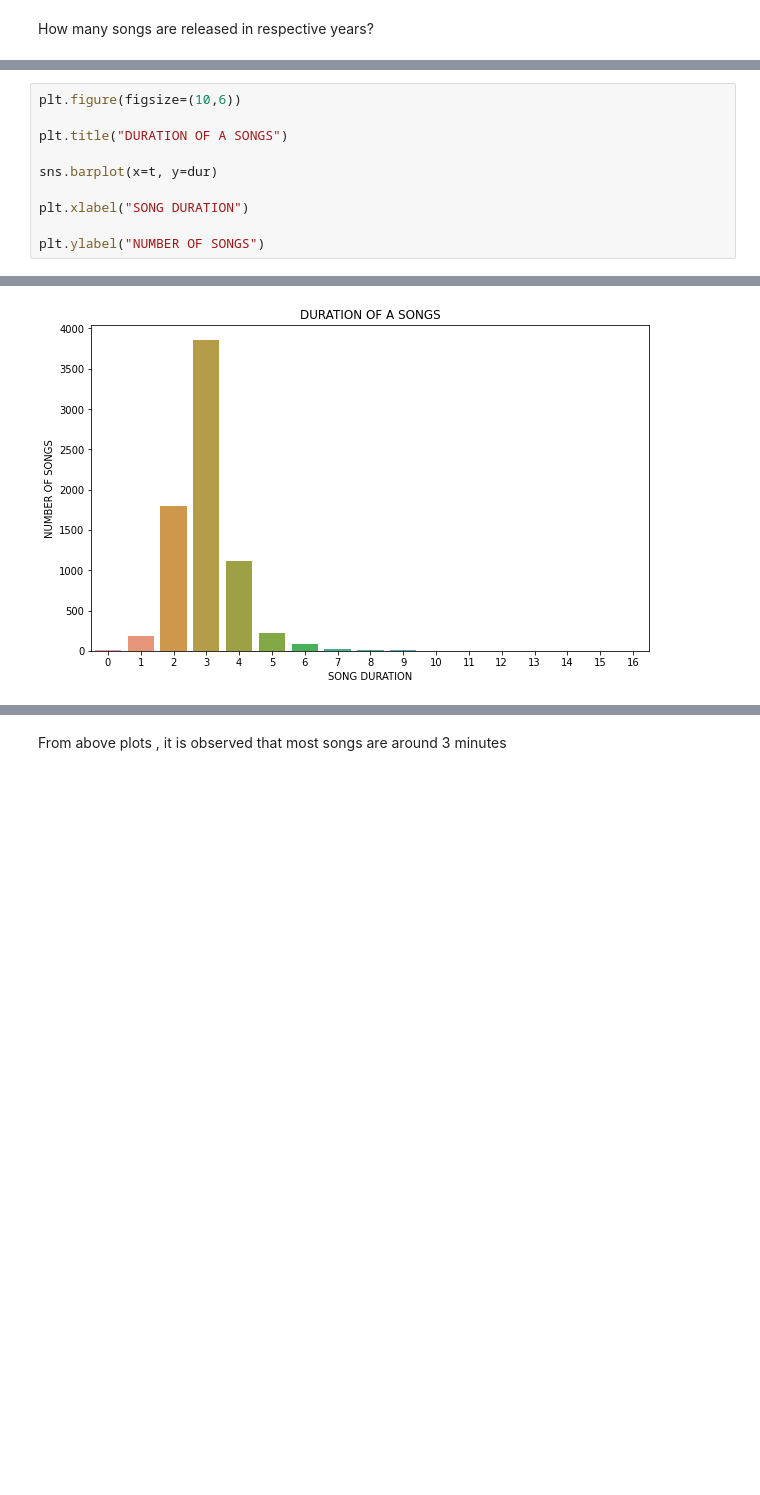
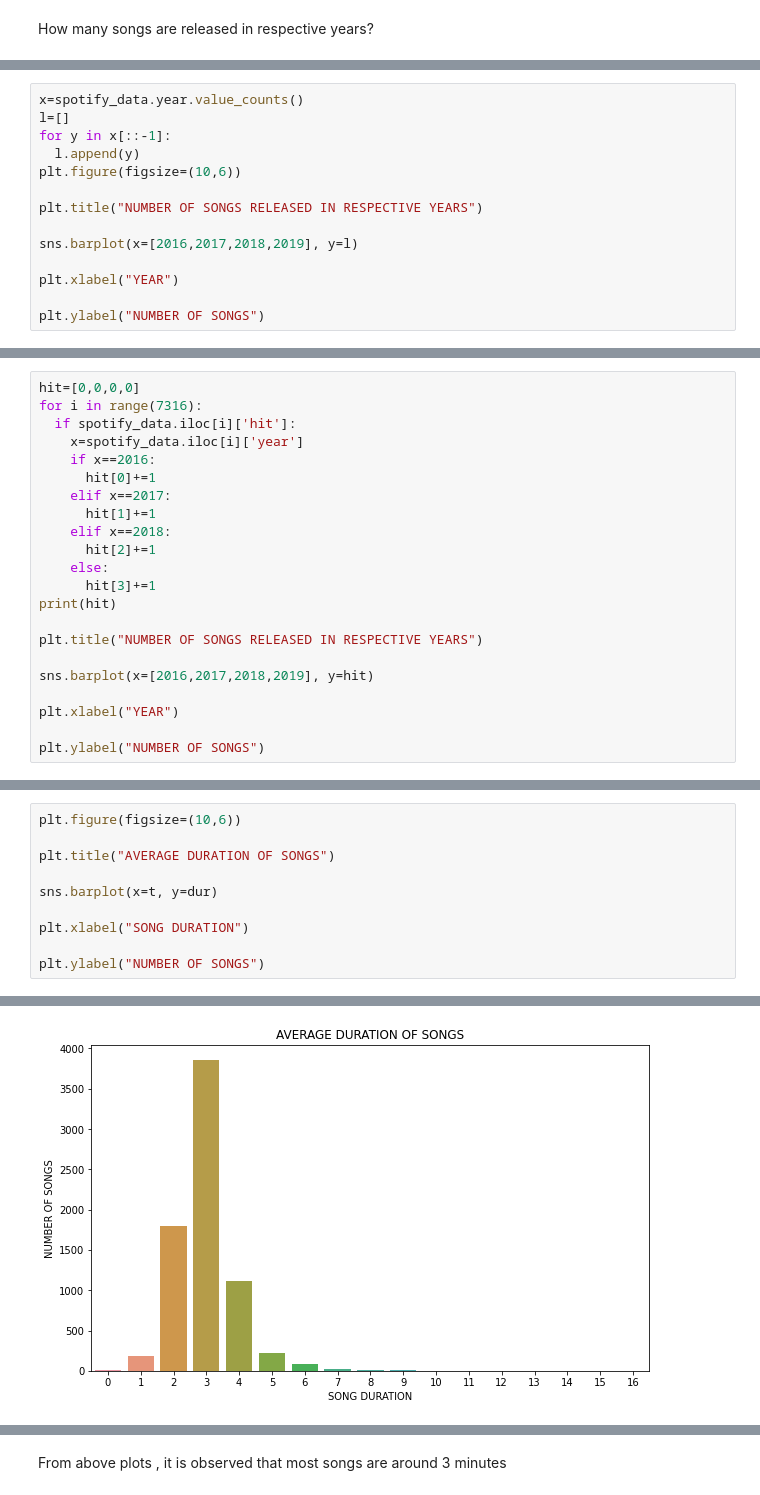
Before and after one commit to vlkumar-859/ml_spotifty, a Jupyter notebook: ml_spotify.ipynb, the cells around one changed output, grey strips where cells are left out. Cells and saved outputs as stored; diff of their text form; blank space fills up the shorter version.

```diff
--- a/ml_spotify.ipynb
+++ b/ml_spotify.ipynb
@@ -212,0 +205,14 @@ Name: year, dtype: int64
+# %%
+x=spotify_data.year.value_counts()
+l=[]
+for y in x[::-1]:
+  l.append(y)
+plt.figure(figsize=(10,6))
+
+plt.title("NUMBER OF SONGS RELEASED IN RESPECTIVE YEARS")
+
+sns.barplot(x=[2016,2017,2018,2019], y=l)
+
+plt.xlabel("YEAR")
+
+plt.ylabel("NUMBER OF SONGS")
@@ -212,0 +224,22 @@ Name: year, dtype: int64
+# %%
+hit=[0,0,0,0]
+for i in range(7316):
+  if spotify_data.iloc[i]['hit']:
+    x=spotify_data.iloc[i]['year']
+    if x==2016:
+      hit[0]+=1
+    elif x==2017:
+      hit[1]+=1
+    elif x==2018:
+      hit[2]+=1
+    else:
+      hit[3]+=1
+print(hit)
+
+plt.title("NUMBER OF SONGS RELEASED IN RESPECTIVE YEARS")
+
+sns.barplot(x=[2016,2017,2018,2019], y=hit)
+
+plt.xlabel("YEAR")
+
+plt.ylabel("NUMBER OF SONGS")
@@ -225,16 +260,16 @@ for x in spotify_data.duration_ms:
 # %%
 plt.figure(figsize=(10,6))
 
-plt.title("DURATION OF A SONGS")
+plt.title("AVERAGE DURATION OF SONGS")
 
 sns.barplot(x=t, y=dur)
 
 plt.xlabel("SONG DURATION")
 
 plt.ylabel("NUMBER OF SONGS")
 # %% [output]
 Text(0, 0.5, 'NUMBER OF SONGS')
-[figure, old version]
+[figure, new version]
 # %%
 pie, ax = plt.subplots(figsize=[10,6])
 labels = t
```
Also changed, not shown: parts of 17 cells of this notebook.
